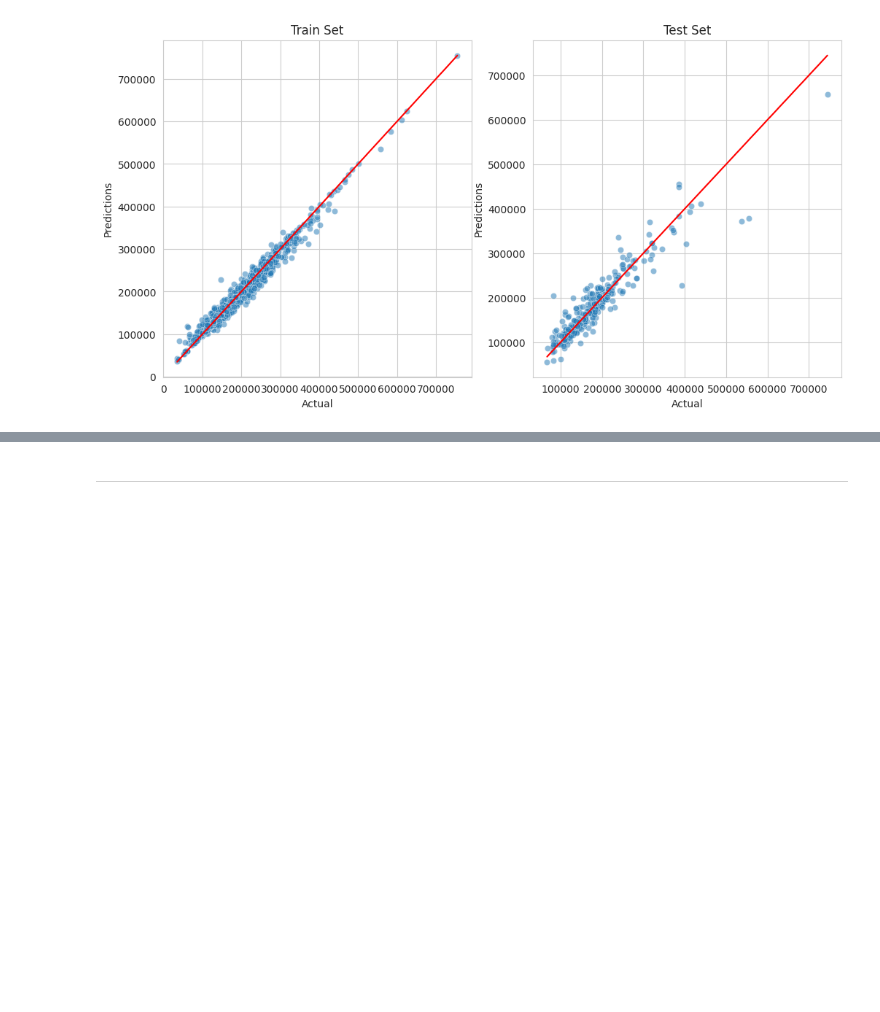
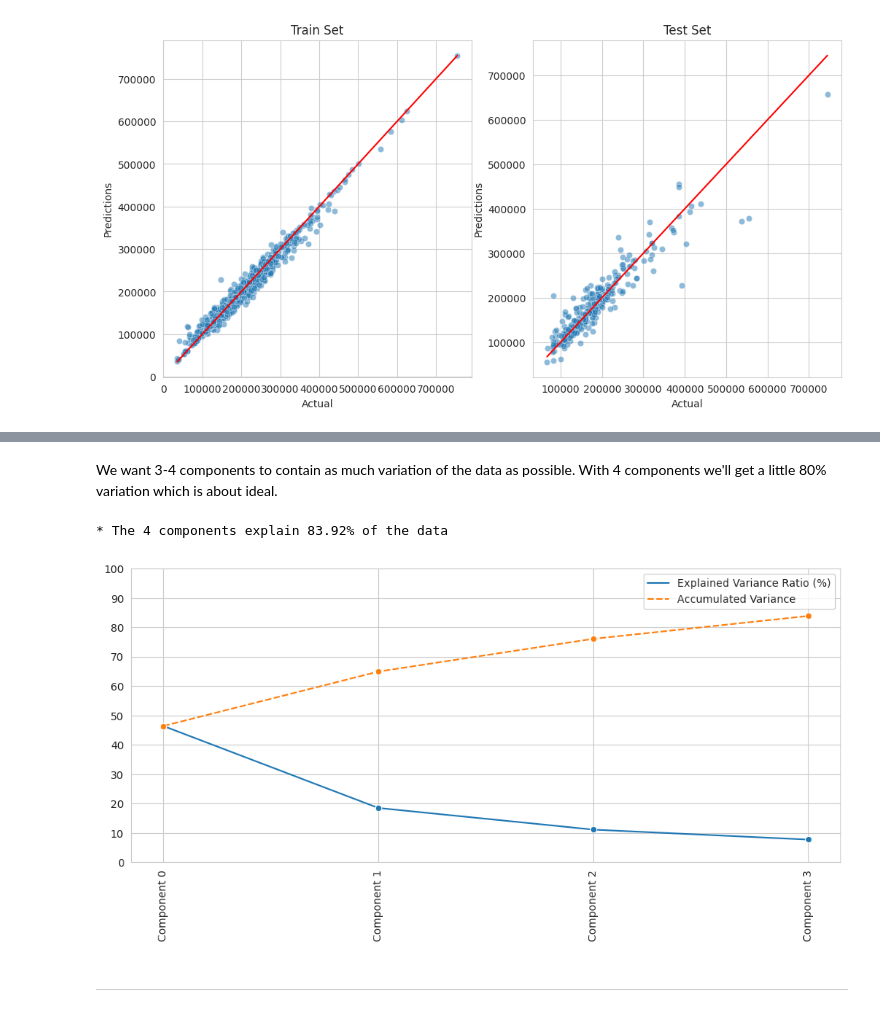
Before and after one commit to Samuel-Dainton/Heritage-Housing-Issues-P5, a Jupyter notebook: jupyter_notebooks/05 - Modeling and Evaluation - Predict Sale Price.ipynb, the cells around one changed output, grey strips where cells are left out. Drawn from its saved outputs; the diff is of its cells as text; code cells hidden in the pictures; blank space fills up the shorter version.

```diff
--- a/jupyter_notebooks/05 - Modeling and Evaluation - Predict Sale Price.ipynb
+++ b/jupyter_notebooks/05 - Modeling and Evaluation - Predict Sale Price.ipynb
@@ -465,3 +509,11 @@ Root Mean Squared Error: 29916.212
+# %% [markdown]
+We want 3-4 components to contain as much variation of the data as possible. With 4 components we'll get a little 80% variation which is about ideal.
+# %%
+n_components = 4
+pca_components_analysis(df_pca=df_pca,n_components=n_components)
+# %% [output]
+* The 4 components explain 83.92% of the data
+[figure, added]
 # %% [markdown]
 ---
 # %% [markdown]
```
Also changed, not shown: parts of 4 cells of this notebook.
